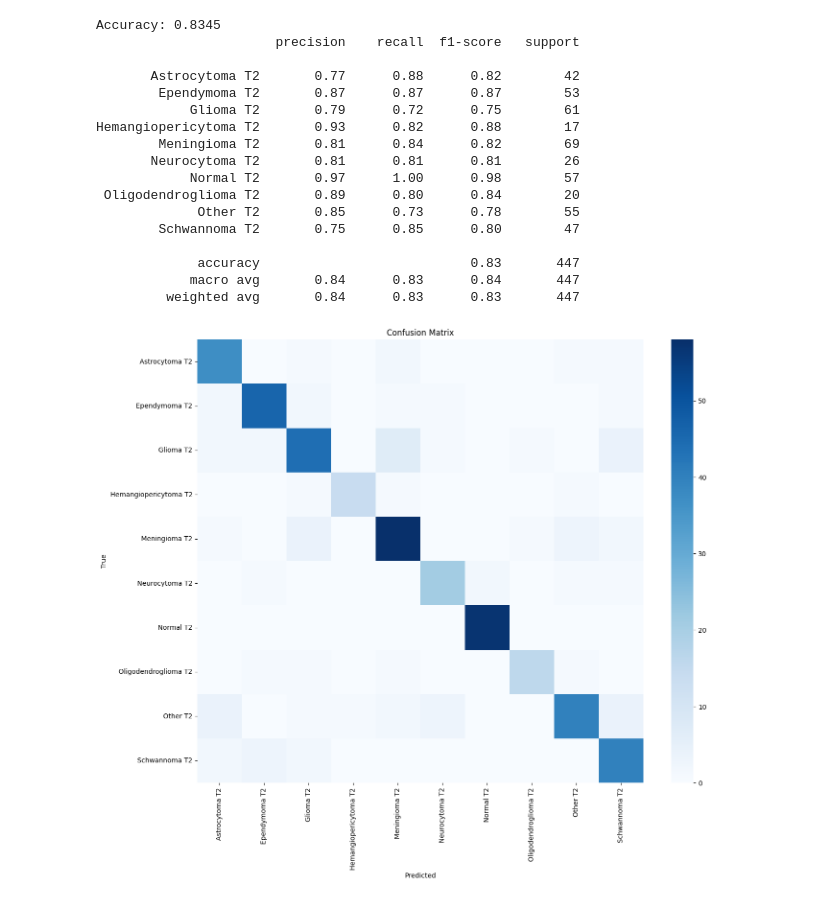
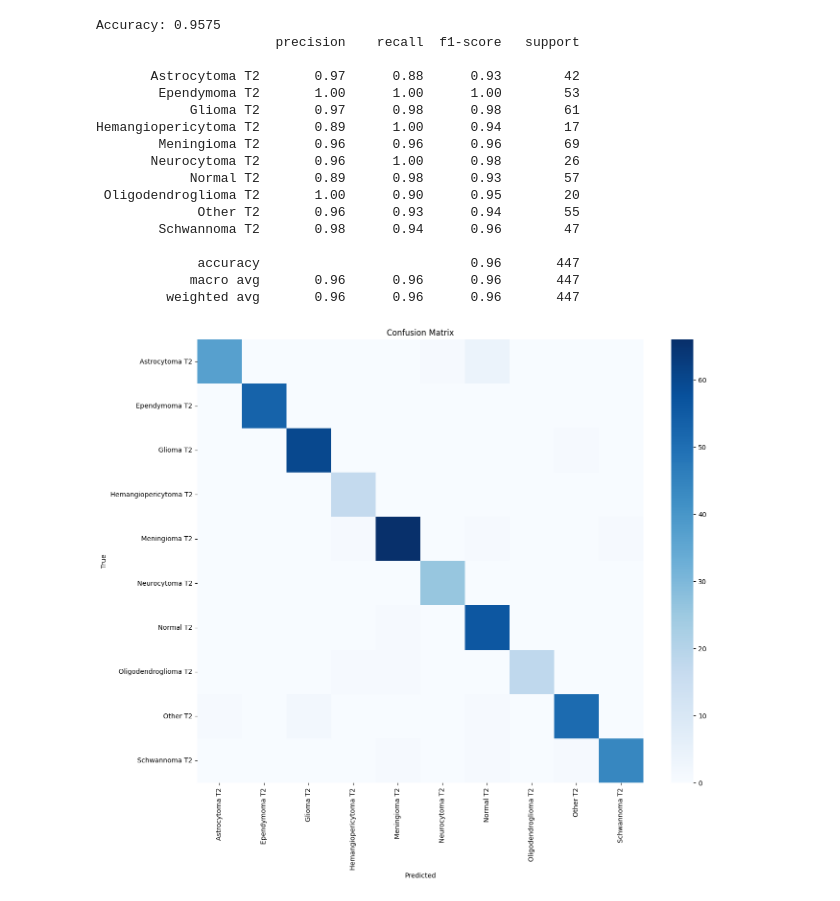
Before and after one commit to N4TH4NB/Projeto_IA_Tumor, a Jupyter notebook: src/main2.ipynb, the cells around one changed output. Drawn from its saved outputs; the diff is of its cells as text; code cells hidden in the pictures.

```diff
--- a/src/main2.ipynb
+++ b/src/main2.ipynb
@@ -59,10 +59,10 @@ class TumorDataset(Dataset):
 
         self.transform = transforms.Compose([
             transforms.Resize((IMAGE_SIZE, IMAGE_SIZE)),
-            transforms.RandomHorizontalFlip(),
-            transforms.RandomRotation(10),
+        #    transforms.RandomHorizontalFlip(),
+        #    transforms.RandomRotation(10),
             transforms.ToTensor(),
-            transforms.Normalize(mean=[0.5], std=[0.5])
+        #    transforms.Normalize(mean=[0.5], std=[0.5])
         ])
 
         with open(JSON_PATH, "r") as f:
@@ -196,9 +196,9 @@ val_samples, test_samples = train_test_split(
 )
 
 
-train_dataset = TumorDataset(train_samples, class_to_idx, use_crop=True)
-val_dataset = TumorDataset(val_samples, class_to_idx, use_crop=True)
-test_dataset = TumorDataset(test_samples, class_to_idx, use_crop=True)
+train_dataset = TumorDataset(train_samples, class_to_idx)
+val_dataset = TumorDataset(val_samples, class_to_idx)
+test_dataset = TumorDataset(test_samples, class_to_idx)
 
 
 train_loader = DataLoader(train_dataset, batch_size=BATCH_SIZE, shuffle=True)
@@ -333,7 +333,7 @@ model.to(DEVICE)
 model.eval()
 
 
-test_dataset = TumorDataset(test_samples, class_to_idx, use_crop=True)
+test_dataset = TumorDataset(test_samples, class_to_idx, use_crop=False)
 test_loader = DataLoader(test_dataset, batch_size=BATCH_SIZE)
 
 
@@ -357,48 +357,48 @@ accuracy = accuracy_score(all_labels, all_preds)
 print(f"Accuracy: {accuracy:.4f}")
 
 print(classification_report(
     all_labels,
     all_preds,
     target_names=class_to_idx.keys()
 ))
 
 
 cm = confusion_matrix(all_labels, all_preds)
 
 
 plt.figure(figsize=(15, 12))
 sns.heatmap(
     cm,
     cmap="Blues",
     xticklabels=class_to_idx.keys(),
     yticklabels=class_to_idx.keys()
 )
 
 plt.title("Confusion Matrix")
 plt.xlabel("Predicted")
 plt.ylabel("True")
 plt.savefig(CONFUSION_DIR / "confusion_matrix.png")
 
 plt.show()
 # %% [output]
-Accuracy: 0.8345
+Accuracy: 0.9575
                        precision    recall  f1-score   support
 
-       Astrocytoma T2       0.77      0.88      0.82        42
-        Ependymoma T2       0.87      0.87      0.87        53
-            Glioma T2       0.79      0.72      0.75        61
-Hemangiopericytoma T2       0.93      0.82      0.88        17
-        Meningioma T2       0.81      0.84      0.82        69
-       Neurocytoma T2       0.81      0.81      0.81        26
-            Normal T2       0.97      1.00      0.98        57
- Oligodendroglioma T2       0.89      0.80      0.84        20
-             Other T2       0.85      0.73      0.78        55
-        Schwannoma T2       0.75      0.85      0.80        47
+       Astrocytoma T2       0.97      0.88      0.93        42
+        Ependymoma T2       1.00      1.00      1.00        53
+            Glioma T2       0.97      0.98      0.98        61
+Hemangiopericytoma T2       0.89      1.00      0.94        17
+        Meningioma T2       0.96      0.96      0.96        69
+       Neurocytoma T2       0.96      1.00      0.98        26
+            Normal T2       0.89      0.98      0.93        57
+ Oligodendroglioma T2       1.00      0.90      0.95        20
+             Other T2       0.96      0.93      0.94        55
+        Schwannoma T2       0.98      0.94      0.96        47
 
-             accuracy                           0.83       447
-            macro avg       0.84      0.83      0.84       447
-         weighted avg       0.84      0.83      0.83       447
+             accuracy                           0.96       447
+            macro avg       0.96      0.96      0.96       447
+         weighted avg       0.96      0.96      0.96       447
-[figure, old version]
+[figure, new version]
 # %%
 image_path = "/CAMINHO/DA/IMAGEM.jpg"
 
```
Also changed, not shown: parts of 7 cells of this notebook, 4 other files.
